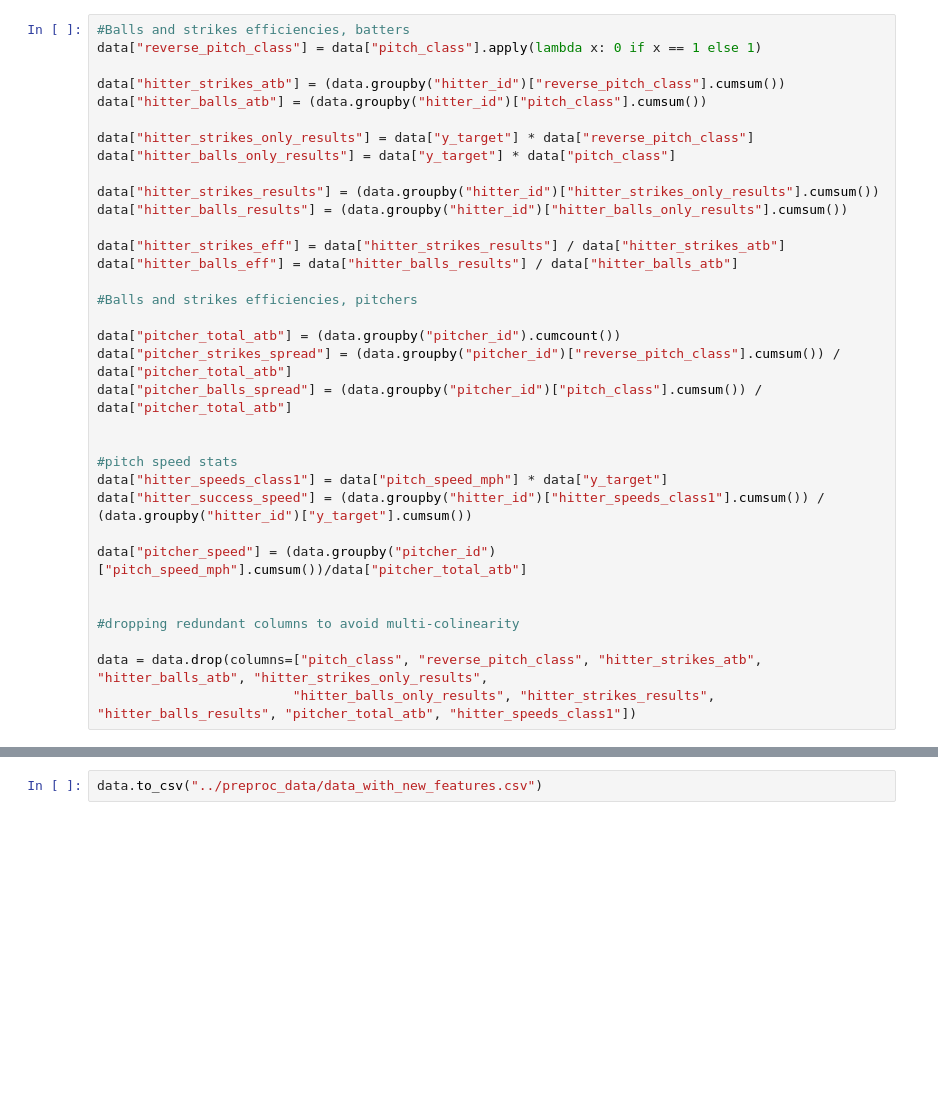
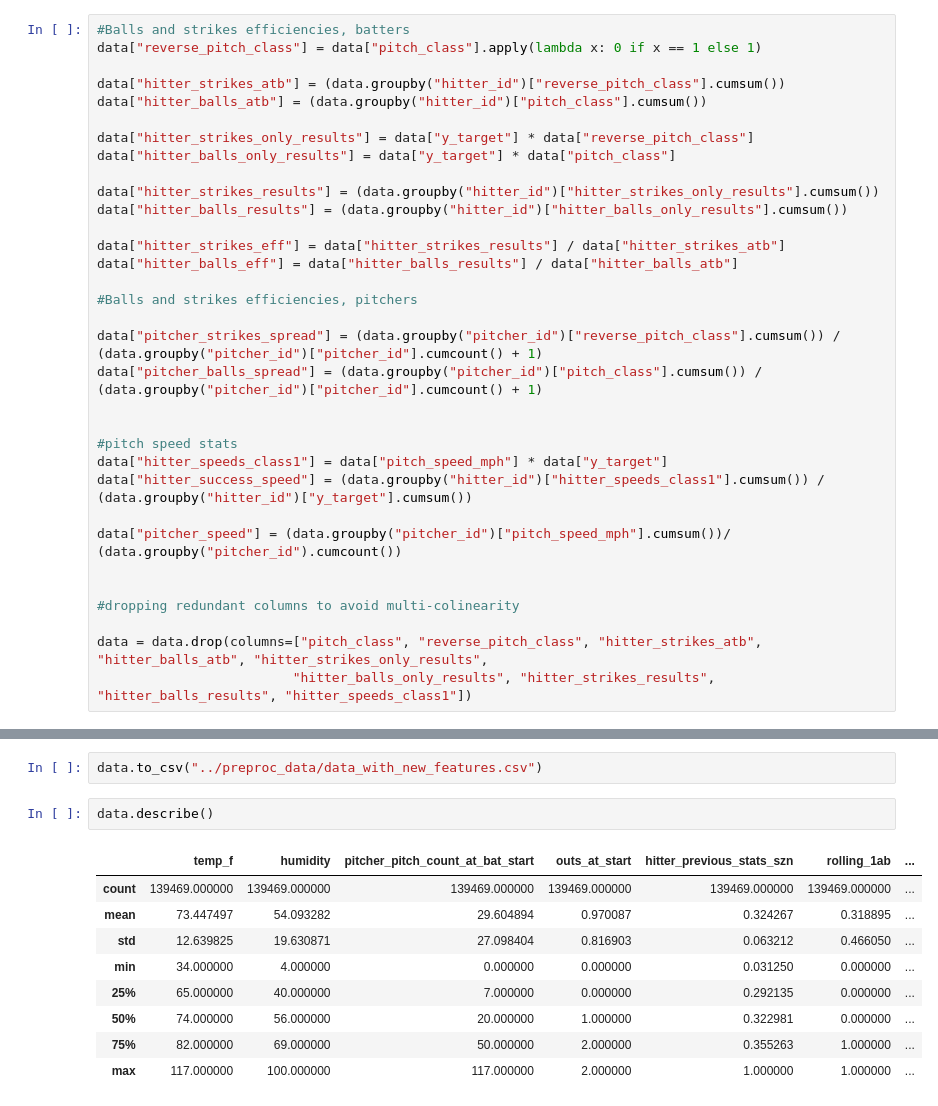
Before and after one commit to Scavo1225/mlb-at-bat-predictor, a Jupyter notebook: notebooks/features_engineering.ipynb, the cells around one changed output, grey strips where cells are left out. Cells and saved outputs as stored; diff of their text form; blank space fills up the shorter version.

Commit message:
corrected pitcher spread % calc

```diff
--- a/notebooks/features_engineering.ipynb
+++ b/notebooks/features_engineering.ipynb
@@ -59,22 +58,21 @@ data["hitter_balls_eff"] = data["hitter_balls_results"] / data["hitter_balls_atb
 
 #Balls and strikes efficiencies, pitchers
 
-data["pitcher_total_atb"] = (data.groupby("pitcher_id").cumcount())
-data["pitcher_strikes_spread"] = (data.groupby("pitcher_id")["reverse_pitch_class"].cumsum()) / data["pitcher_total_atb"]
-data["pitcher_balls_spread"] = (data.groupby("pitcher_id")["pitch_class"].cumsum()) / data["pitcher_total_atb"]
+data["pitcher_strikes_spread"] = (data.groupby("pitcher_id")["reverse_pitch_class"].cumsum()) / (data.groupby("pitcher_id")["pitcher_id"].cumcount() + 1)
+data["pitcher_balls_spread"] = (data.groupby("pitcher_id")["pitch_class"].cumsum()) / (data.groupby("pitcher_id")["pitcher_id"].cumcount() + 1)
 
 
 #pitch speed stats
 data["hitter_speeds_class1"] = data["pitch_speed_mph"] * data["y_target"]
 data["hitter_success_speed"] = (data.groupby("hitter_id")["hitter_speeds_class1"].cumsum()) / (data.groupby("hitter_id")["y_target"].cumsum())
 
-data["pitcher_speed"] = (data.groupby("pitcher_id")["pitch_speed_mph"].cumsum())/data["pitcher_total_atb"]
+data["pitcher_speed"] = (data.groupby("pitcher_id")["pitch_speed_mph"].cumsum())/ (data.groupby("pitcher_id").cumcount())
 
 
 #dropping redundant columns to avoid multi-colinearity
 
 data = data.drop(columns=["pitch_class", "reverse_pitch_class", "hitter_strikes_atb", "hitter_balls_atb", "hitter_strikes_only_results",
-                         "hitter_balls_only_results", "hitter_strikes_results", "hitter_balls_results", "pitcher_total_atb", "hitter_speeds_class1"])
+                         "hitter_balls_only_results", "hitter_strikes_results", "hitter_balls_results", "hitter_speeds_class1"])
 # %%
 #drop 0.004343% of data (first ten at bats for each player)
 data = data.dropna(subset=["rolling_10ab", "rolling_10pitch", "hitter_strikes_eff", "hitter_balls_eff", "hitter_success_speed"])
@@ -141,3 +139,15 @@ data
 139469 rows × 22 columns
 # %%
 data.to_csv("../preproc_data/data_with_new_features.csv")
+# %%
+data.describe()
+# %% [output]
+|  | temp_f | humidity | pitcher_pitch_count_at_bat_start | outs_at_start | hitter_previous_stats_szn | rolling_1ab | ... |
+| count | 139469.000000 | 139469.000000 | 139469.000000 | 139469.000000 | 139469.000000 | 139469.000000 | ... |
+| mean | 73.447497 | 54.093282 | 29.604894 | 0.970087 | 0.324267 | 0.318895 | ... |
+| std | 12.639825 | 19.630871 | 27.098404 | 0.816903 | 0.063212 | 0.466050 | ... |
+| min | 34.000000 | 4.000000 | 0.000000 | 0.000000 | 0.031250 | 0.000000 | ... |
+| 25% | 65.000000 | 40.000000 | 7.000000 | 0.000000 | 0.292135 | 0.000000 | ... |
+| 50% | 74.000000 | 56.000000 | 20.000000 | 1.000000 | 0.322981 | 0.000000 | ... |
+| 75% | 82.000000 | 69.000000 | 50.000000 | 2.000000 | 0.355263 | 1.000000 | ... |
+| max | 117.000000 | 100.000000 | 117.000000 | 2.000000 | 1.000000 | 1.000000 | ... |
```
Also changed, not shown: parts of 1 cell of this notebook.
